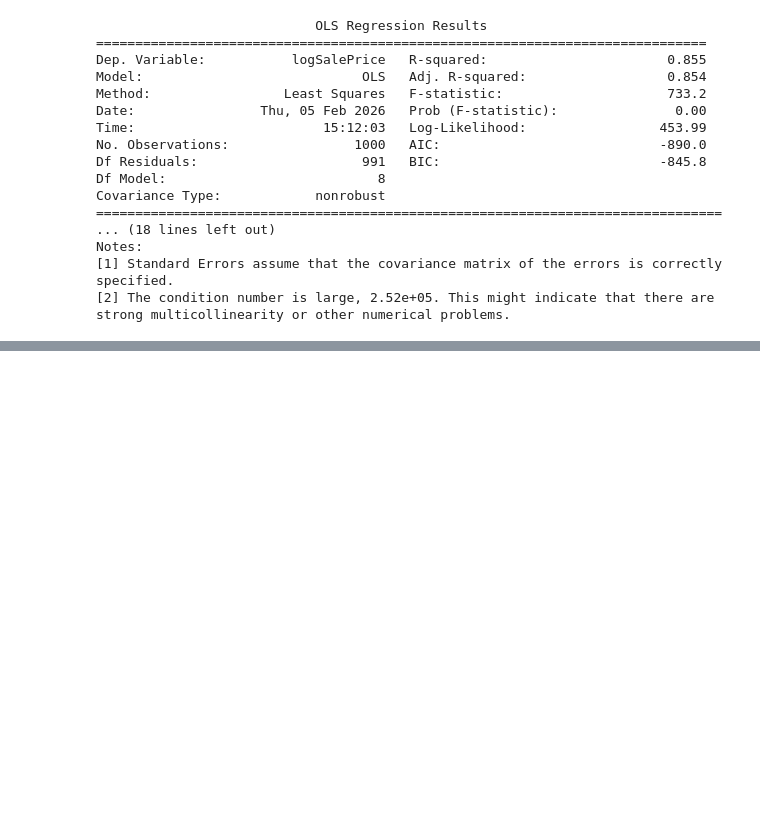
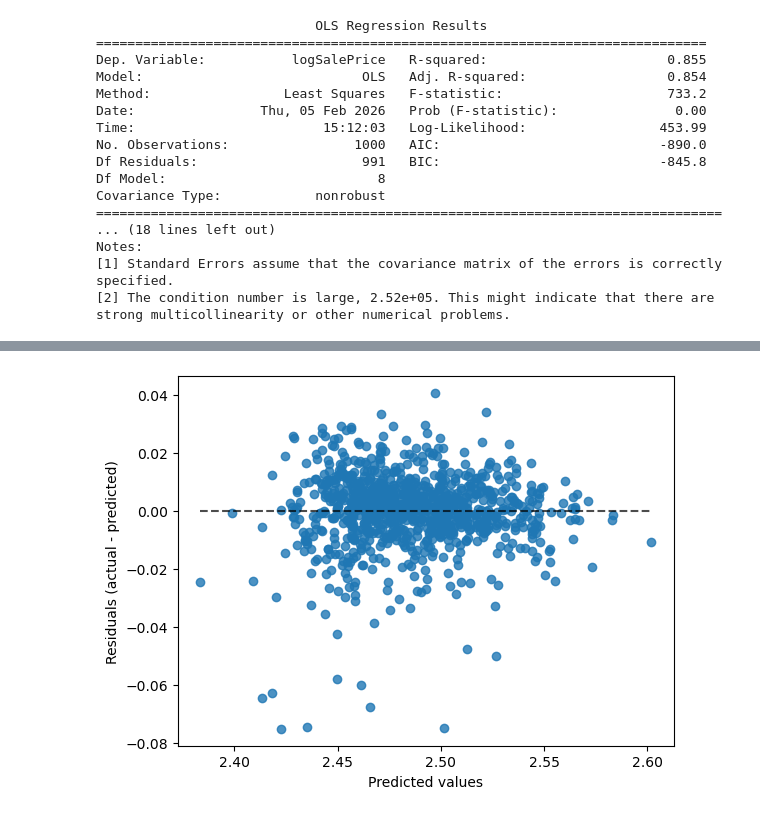
Before and after one commit to Baguirr1/Studio-2-, a Jupyter notebook: Project/Project 1 code.ipynb, the cells around one changed output, grey strips where cells are left out. Drawn from its saved outputs; the diff is of its cells as text; code cells hidden in the pictures; blank space fills up the shorter version.

```diff
--- a/Project/Project 1 code.ipynb
+++ b/Project/Project 1 code.ipynb
@@ -163,0 +302,6 @@ vif_data["VIF"] = [variance_inflation_factor(X2.values, i) for i in range(len(X2
+# %%
+y_hat = model.predict(X_final)
+display = PredictionErrorDisplay.from_predictions(y, y_hat)
+plt.show()
+# %% [output]
+[figure, added]
```
Also changed, not shown: parts of 8 cells of this notebook.
